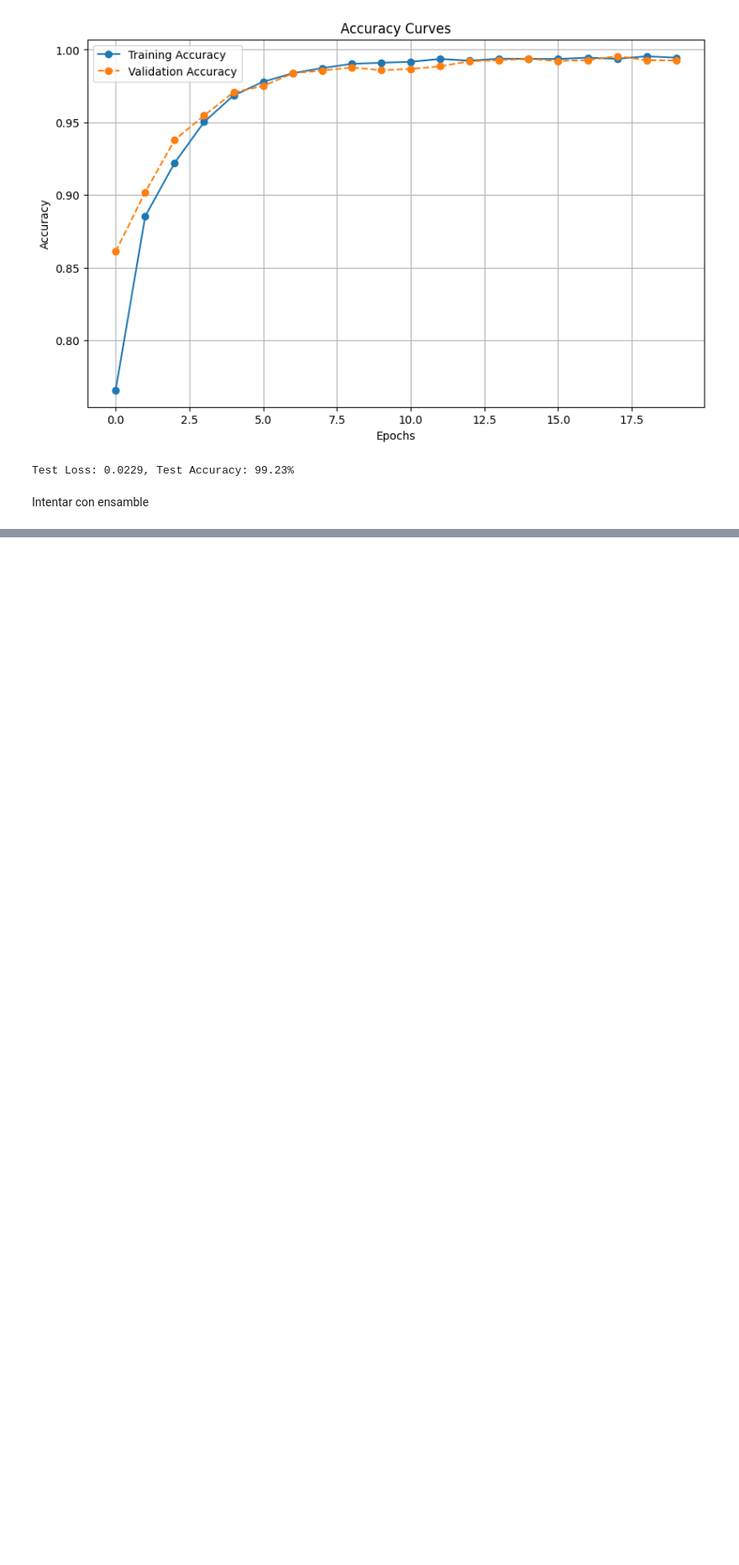
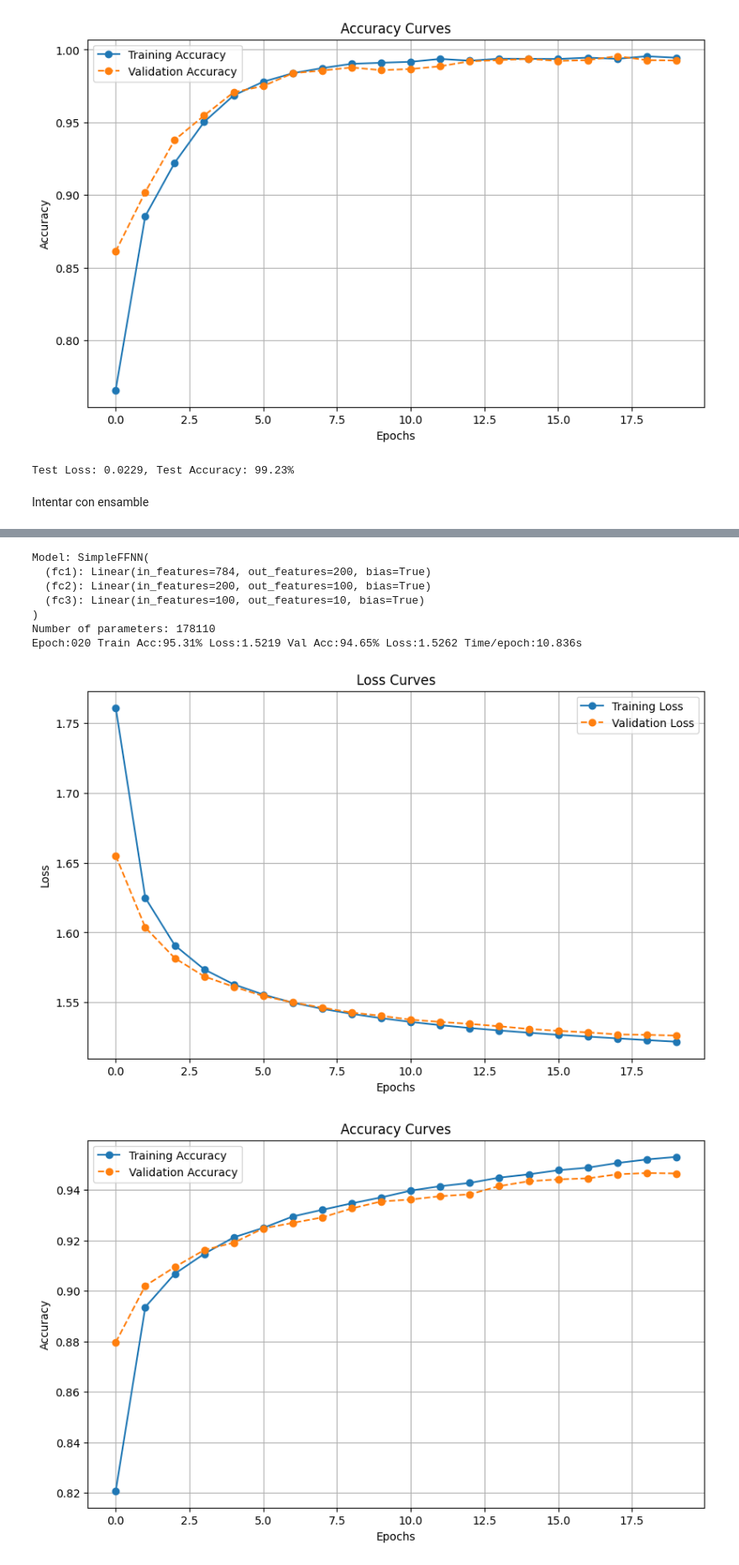
Before and after one commit to antargi/deeplearningfundamentals, a Jupyter notebook: lab1_try1.ipynb, the cells around one changed output, grey strips where cells are left out. Shown at 84% size. Saved outputs shown, nothing was run; the diff lists cells and outputs as text; code cells hidden in the pictures; blank space fills up the shorter version.

Commit message:
feat: mnist

```diff
--- a/lab1_try1.ipynb
+++ b/lab1_try1.ipynb
@@ -284,6 +285,7 @@ class BatchNormDropoutFFNN(nn.Module):
         self.dropout = nn.Dropout(dropout_rate)
 
     def forward(self, x):
+        x = x.view(x.size(0), -1)
         h1 = self.fc1(x)
         h1 = self.bn1(h1)
         h1 = torch.tanh(h1)
@@ -1404,3 +1402,27 @@ print(f"Test Loss: {test_loss:.4f}, Test Accuracy: {test_accuracy:.2f}%")
 Test Loss: 0.0229, Test Accuracy: 99.23%
 # %% [markdown]
 Intentar con ensamble
+# %%
+from torch.utils.data import DataLoader, random_split
+from torchvision import datasets, transforms
+
+transform = transforms.Compose([
+    transforms.ToTensor(),
+    transforms.Normalize((0.5,), (0.5,)),
+    transforms.Lambda(lambda x: x.view(-1))
+])
+train_dataset_mnist = datasets.MNIST(root='./dataset', train=True, download=True, transform=transform)
+test_dataset_mnist = datasets.MNIST(root='./dataset', train=False, download=True, transform=transform)
+train_size_mnist = int(len(train_dataset_mnist) * 0.8)
+val_size_mnist = len(train_dataset_mnist) - train_size_mnist
+train_mnist, val_mnist = random_split(train_dataset_mnist, [train_size_mnist, val_size_mnist])
+
+batch_size = 64
+
+train_loader_mnist = DataLoader(train_mnist, batch_size=batch_size, shuffle=True)
+val_loader_mnist = DataLoader(val_mnist, batch_size=batch_size, shuffle=False)
+test_loader_mnist = DataLoader(test_dataset, batch_size=batch_size, shuffle=False)
+
+print(f'Tamaño de entrenamiento: {len(train_mnist)}')
+print(f'Tamaño de validación: {len(val_mnist)}')
+print(f'Tamaño de test: {len(test_dataset)}')
@@ -1406,0 +1531,30 @@ Intentar con ensamble
+# %%
+input_size = 28*28
+hidden_size1 = 200
+hidden_size2 = 100
+output_size = 10
+model = BatchNormFFNN(input_size, hidden_size1, hidden_size2, output_size)
+optimizer = get_sgd_optimizer(model, lr=0.05, weight_decay=0.001)
+init_xavier(model)
+train_losses, val_losses, train_accuracies, val_accuracies = train_model_loop_mnist(
+    model=model,
+    optimizer=optimizer,
+    train_loader=train_loader_mnist,
+    val_loader=val_loader_mnist,
+    epochs=20,
+    reports_every=1,
+    device='cuda',
+    use_early_stopping=True
+)
+plot_loss_curves(train_losses, val_losses, title="Loss Curves")
+plot_acc_curves(train_accuracies, val_accuracies, title="Accuracy Curves")
+# %% [output]
+Model: SimpleFFNN(
+  (fc1): Linear(in_features=784, out_features=200, bias=True)
+  (fc2): Linear(in_features=200, out_features=100, bias=True)
+  (fc3): Linear(in_features=100, out_features=10, bias=True)
+)
+Number of parameters: 178110
+Epoch:020 Train Acc:95.31% Loss:1.5219 Val Acc:94.65% Loss:1.5262 Time/epoch:10.836s
+[figure, added]
+[figure, added]
```
Also changed, not shown: parts of 25 cells of this notebook, 1 other file.
